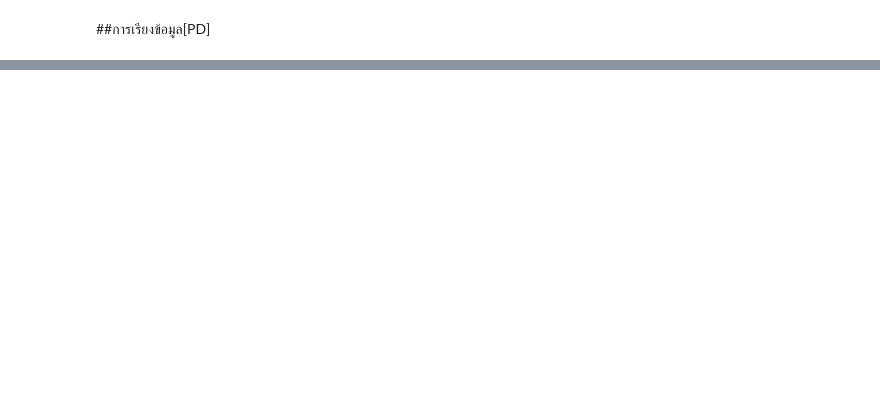
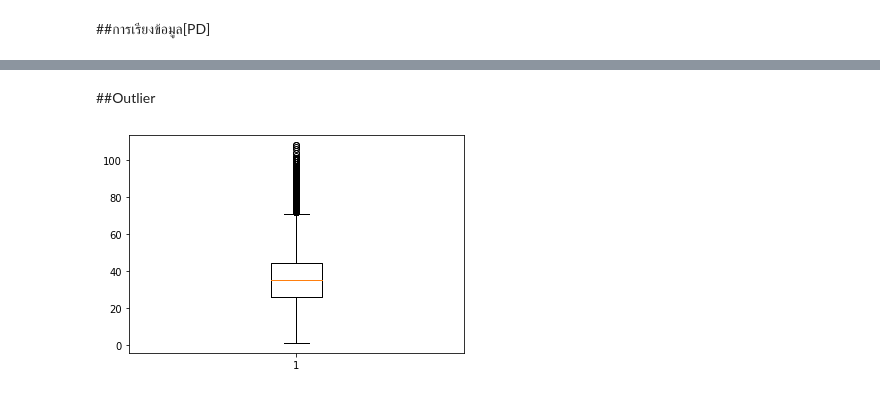
Before and after one commit to Wikanes-k/DWDM21, a Jupyter notebook: Data_Preprocessing_(Chapter3).ipynb, the cells around one changed output, grey strips where cells are left out. Saved outputs shown, nothing was run; the diff lists cells and outputs as text; code cells hidden in the pictures; blank space fills up the shorter version.

```diff
--- a/Data_Preprocessing_(Chapter3).ipynb
+++ b/Data_Preprocessing_(Chapter3).ipynb
@@ -959,4 +961,4 @@ data_cases2_nomissingage
 # %% [markdown]
 ##การเรียงข้อมูล[PD]
 # %%
-data_cases2_nomissingage.sort_values(by=['No.'])
+data_cases2_nomissingage = data_cases2_nomissingage.sort_values(by=['No.'])
@@ -976,0 +981,2 @@ data_cases2_nomissingage.sort_values(by=['No.'])
+# %% [markdown]
+##Outlier
@@ -976,0 +985,4 @@ data_cases2_nomissingage.sort_values(by=['No.'])
+# %%
+data_dict = plt.boxplot(data_cases2_nomissingage['age'])
+# %% [output]
+[figure, added]
```
Also changed, not shown: parts of 26 cells of this notebook.
